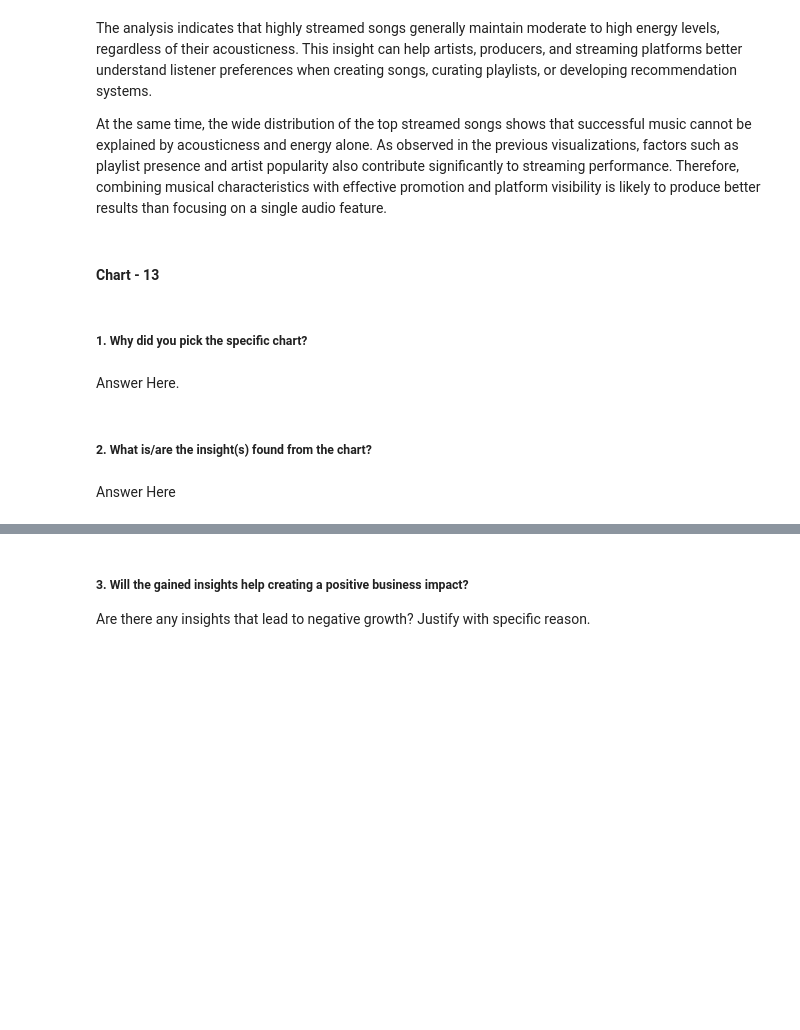
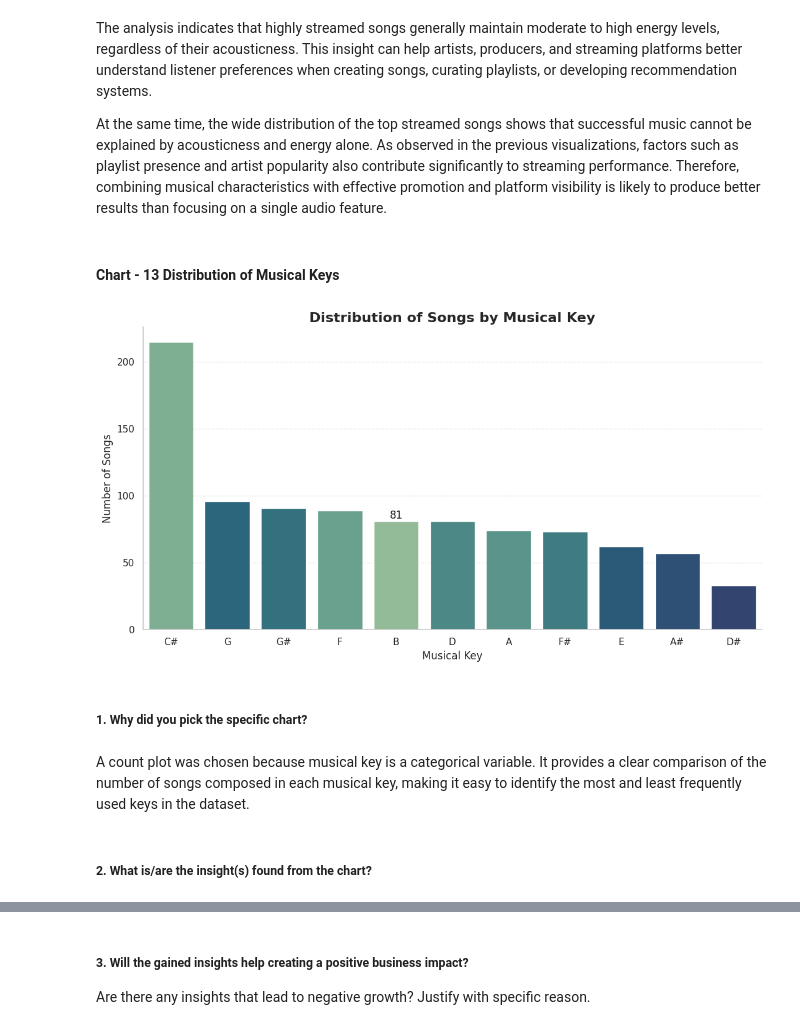
Before and after one commit to bhumika0205/Spotify-EDA, a Jupyter notebook: Spotify_EDA_2023.ipynb, the cells around one changed output, grey strips where cells are left out. Saved outputs shown, nothing was run; the diff lists cells and outputs as text; code cells hidden in the pictures; blank space fills up the shorter version.

```diff
--- a/Spotify_EDA_2023.ipynb
+++ b/Spotify_EDA_2023.ipynb
@@ -881,4 +941,4 @@ The analysis indicates that highly streamed songs generally maintain moderate to
 
 At the same time, the wide distribution of the top streamed songs shows that successful music cannot be explained by acousticness and energy alone. As observed in the previous visualizations, factors such as playlist presence and artist popularity also contribute significantly to streaming performance. Therefore, combining musical characteristics with effective promotion and platform visibility is likely to produce better results than focusing on a single audio feature.
 # %% [markdown]
-#### Chart - 13
+#### Chart - 13 Distribution of Musical Keys
@@ -887,8 +945,36 @@ At the same time, the wide distribution of the top streamed songs shows that suc
+# %%
+# chart 13 visualisation
+
+# Distribution of Musical Keys
+
+plt.figure(figsize=(11,6))
+
+ax = sns.countplot(
+    data=df_clean,
+    x="key",
+    hue="key",
+    order=df_clean["key"].value_counts().index,
+    palette="crest",
+    legend=False
+)
+
+plt.title("Distribution of Songs by Musical Key", fontsize=16, fontweight="bold")
+plt.xlabel("Musical Key")
+plt.ylabel("Number of Songs")
+
+ax.bar_label(ax.containers[0])
+
+plt.grid(axis="y", linestyle="--", alpha=0.4)
+
+sns.despine()
+
+plt.tight_layout()
+plt.show()
+# %% [output]
+[figure, added]
 # %% [markdown]
 ##### 1. Why did you pick the specific chart?
-# %% [markdown]
-Answer Here.
+# %% [markdown]
+A count plot was chosen because musical key is a categorical variable. It provides a clear comparison of the number of songs composed in each musical key, making it easy to identify the most and least frequently used keys in the dataset.
 # %% [markdown]
 ##### 2. What is/are the insight(s) found from the chart?
-# %% [markdown]
-Answer Here
```
Also changed, not shown: parts of 13 cells of this notebook.
